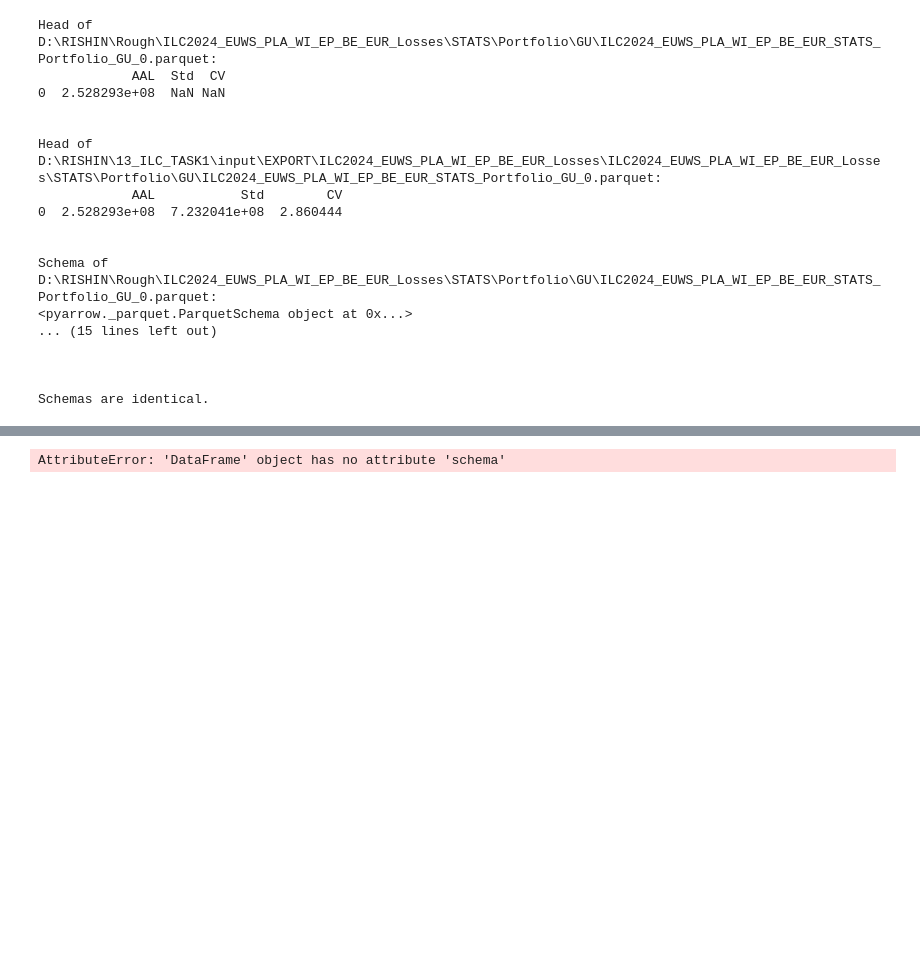
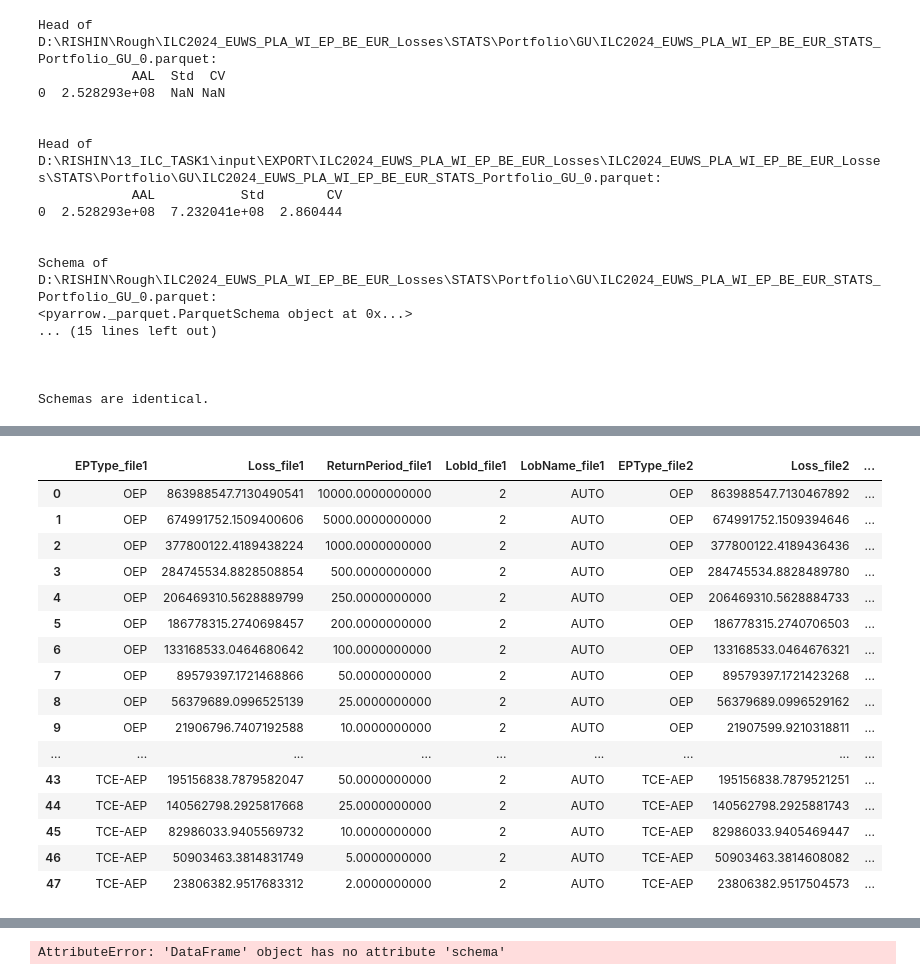
Before and after one commit to Rishinr1/13_ILC_TASKS, a Jupyter notebook: EPcheckdf.ipynb, the cells around one changed output, grey strips where cells are left out. Drawn from its saved outputs; the diff is of its cells as text; code cells hidden in the pictures; blank space fills up the shorter version.

```diff
--- a/EPcheckdf.ipynb
+++ b/EPcheckdf.ipynb
@@ -416,0 +503,31 @@ D:\RISHIN\13_ILC_TASK1\input\EXPORT\ILC2024_EUWS_PLA_WI_EP_BE_EUR_Losses\ILC2024
+# %%
+import pyarrow.parquet as pq
+import pandas as pd
+
+# Define the file paths
+file_path1 = r"D:\RISHIN\Rough\ILC2024_EUWS_PLA_WI_EP_BE_EUR_Losses\EP\Portfolio\GU\ILC2024_EUWS_PLA_WI_EP_BE_EUR_EP_Portfolio_GU_0.parquet"
+file_path2 = r"D:\RISHIN\13_ILC_TASK1\input\EXPORT\ILC2024_EUWS_PLA_WI_EP_BE_EUR_Losses\ILC2024_EUWS_PLA_WI_EP_BE_EUR_Losses\EP\Portfolio\GU\ILC2024_EUWS_PLA_WI_EP_BE_EUR_EP_Portfolio_GU_0.parquet"
+
+# Compare the Parquet files
+# Read the Parquet files into DataFrames
+df1 = pq.read_table(file_path1).to_pandas()
+df2 = pq.read_table(file_path2).to_pandas()
+
+# Check if the schemas are the same
+if df1.columns.tolist() != df2.columns.tolist():
+    print("Schemas are different.")
+    print(f"Schema of {file_path1}: {df1.columns.tolist()}")
+    print(f"Schema of {file_path2}: {df2.columns.tolist()}")
+
+# Compare the data
+if df1.equals(df2):
+    print("Data in both Parquet files is identical.")
+
+    # Concatenate the DataFrames and add a column for the difference in the "Loss" column
+    concatenated_df = pd.concat([df1, df2], keys=['File1', 'File2']).reset_index(level=0).rename(columns={'level_0': 'Source'})
+    concatenated_df['Loss_Difference'] = df1['Loss'] - df2['Loss']
+
+    print("Concatenated DataFrame with Loss Difference:")
+    print(concatenated_df)
+else:
+    print("Data in the Parquet files is different.")
@@ -416,0 +631,20 @@ D:\RISHIN\13_ILC_TASK1\input\EXPORT\ILC2024_EUWS_PLA_WI_EP_BE_EUR_Losses\ILC2024
+# %%
+concatenated_df
+# %% [output]
+|  | EPType_file1 | Loss_file1 | ReturnPeriod_file1 | LobId_file1 | LobName_file1 | EPType_file2 | Loss_file2 | ... |
+| 0 | OEP | 863988547.7130490541 | 10000.0000000000 | 2 | AUTO | OEP | 863988547.7130467892 | ... |
+| 1 | OEP | 674991752.1509400606 | 5000.0000000000 | 2 | AUTO | OEP | 674991752.1509394646 | ... |
+| 2 | OEP | 377800122.4189438224 | 1000.0000000000 | 2 | AUTO | OEP | 377800122.4189436436 | ... |
+| 3 | OEP | 284745534.8828508854 | 500.0000000000 | 2 | AUTO | OEP | 284745534.8828489780 | ... |
+| 4 | OEP | 206469310.5628889799 | 250.0000000000 | 2 | AUTO | OEP | 206469310.5628884733 | ... |
+| 5 | OEP | 186778315.2740698457 | 200.0000000000 | 2 | AUTO | OEP | 186778315.2740706503 | ... |
+| 6 | OEP | 133168533.0464680642 | 100.0000000000 | 2 | AUTO | OEP | 133168533.0464676321 | ... |
+| 7 | OEP | 89579397.1721468866 | 50.0000000000 | 2 | AUTO | OEP | 89579397.1721423268 | ... |
+| 8 | OEP | 56379689.0996525139 | 25.0000000000 | 2 | AUTO | OEP | 56379689.0996529162 | ... |
+| 9 | OEP | 21906796.7407192588 | 10.0000000000 | 2 | AUTO | OEP | 21907599.9210318811 | ... |
+| ... | ... | ... | ... | ... | ... | ... | ... | ... |
+| 43 | TCE-AEP | 195156838.7879582047 | 50.0000000000 | 2 | AUTO | TCE-AEP | 195156838.7879521251 | ... |
+| 44 | TCE-AEP | 140562798.2925817668 | 25.0000000000 | 2 | AUTO | TCE-AEP | 140562798.2925881743 | ... |
+| 45 | TCE-AEP | 82986033.9405569732 | 10.0000000000 | 2 | AUTO | TCE-AEP | 82986033.9405469447 | ... |
+| 46 | TCE-AEP | 50903463.3814831749 | 5.0000000000 | 2 | AUTO | TCE-AEP | 50903463.3814608082 | ... |
+| 47 | TCE-AEP | 23806382.9517683312 | 2.0000000000 | 2 | AUTO | TCE-AEP | 23806382.9517504573 | ... |
```
Also changed, not shown: parts of 16 cells of this notebook, 5 other files.
